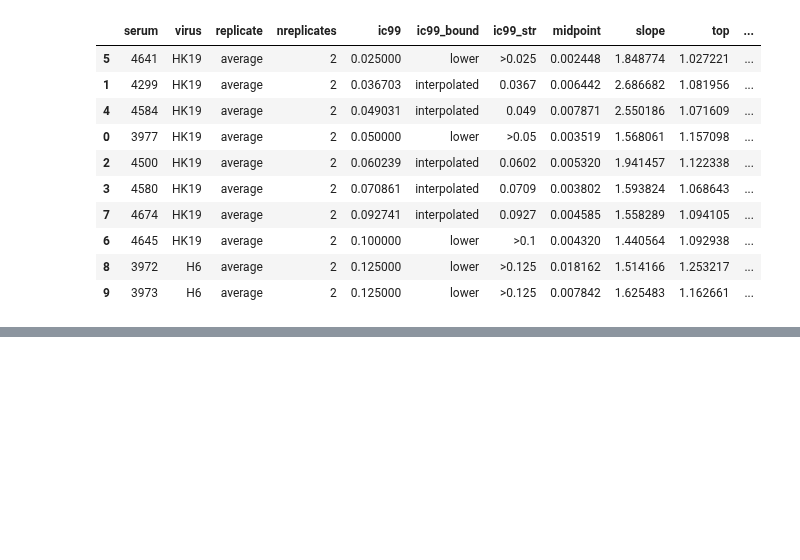
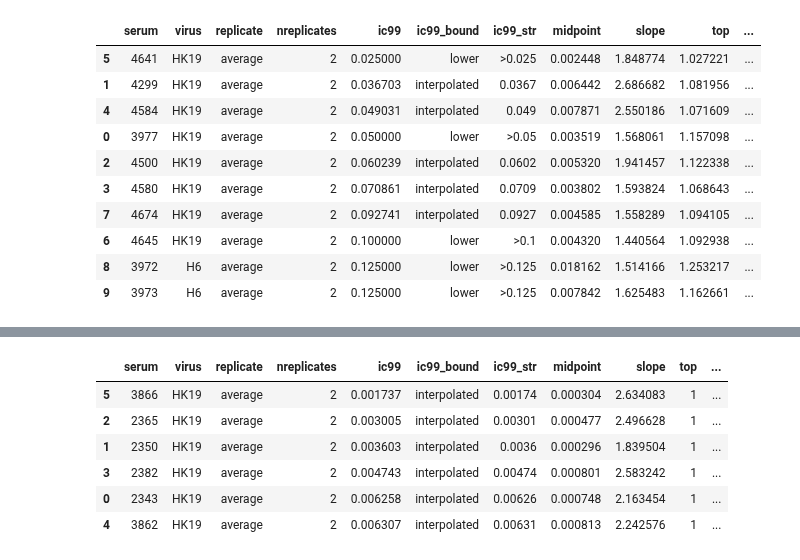
Before and after one commit to sorsinelli/flu_h3_hk19_dms_ic50, a Jupyter notebook: experiments/neut_assays/ped_serum_screening/serum_neut_curves.ipynb, the cells around one changed output, grey strips where cells are left out. Cells and saved outputs as stored; diff of their text form; code cells hidden in the pictures; blank space fills up the shorter version.

```diff
--- a/experiments/neut_assays/ped_serum_screening/serum_neut_curves.ipynb
+++ b/experiments/neut_assays/ped_serum_screening/serum_neut_curves.ipynb
@@ -316,0 +345,11 @@ serum_ic99.sort_values('ic99')
+# %%
+serum_ic99 = fits.fitParams(ics=[99])
+serum_ic99.sort_values('ic99')
+# %% [output]
+|  | serum | virus | replicate | nreplicates | ic99 | ic99_bound | ic99_str | midpoint | slope | top | ... |
+| 5 | 3866 | HK19 | average | 2 | 0.001737 | interpolated | 0.00174 | 0.000304 | 2.634083 | 1 | ... |
+| 2 | 2365 | HK19 | average | 2 | 0.003005 | interpolated | 0.00301 | 0.000477 | 2.496628 | 1 | ... |
+| 1 | 2350 | HK19 | average | 2 | 0.003603 | interpolated | 0.0036 | 0.000296 | 1.839504 | 1 | ... |
+| 3 | 2382 | HK19 | average | 2 | 0.004743 | interpolated | 0.00474 | 0.000801 | 2.583242 | 1 | ... |
+| 0 | 2343 | HK19 | average | 2 | 0.006258 | interpolated | 0.00626 | 0.000748 | 2.163454 | 1 | ... |
+| 4 | 3862 | HK19 | average | 2 | 0.006307 | interpolated | 0.00631 | 0.000813 | 2.242576 | 1 | ... |
```
Also changed, not shown: parts of 8 cells of this notebook, 6 other files.
